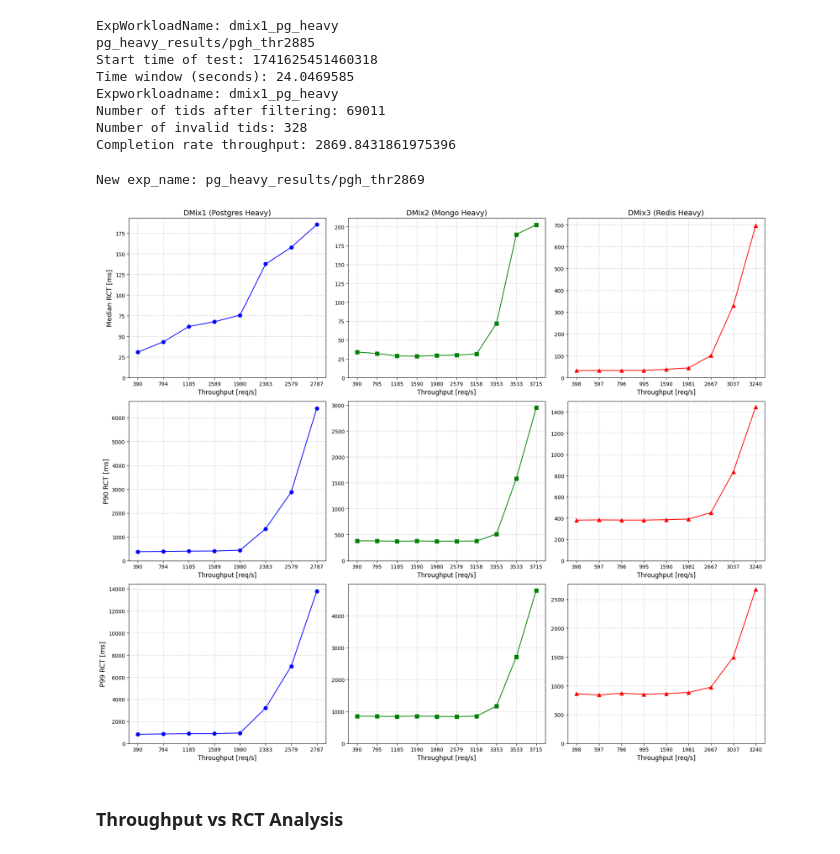
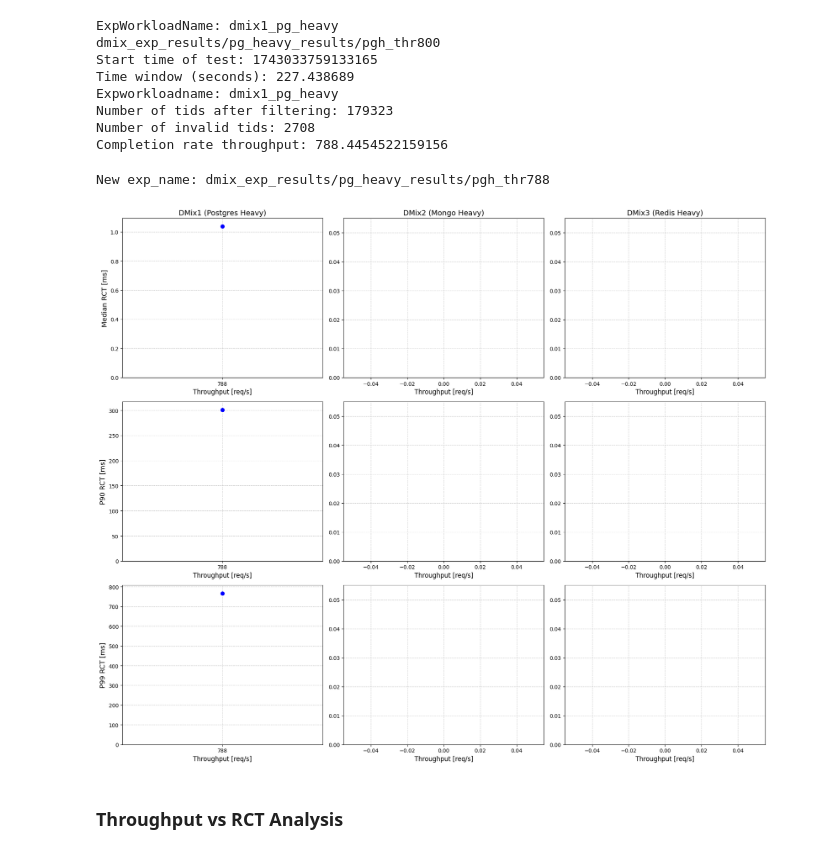
Before and after one commit to ritulS/MS_Benchmark, a Jupyter notebook: analysis_new.ipynb, the cells around one changed output. Cells and saved outputs as stored; diff of their text form; code cells hidden in the pictures.

Commit message:
dmix errrors fixed

```diff
--- a/analysis_new.ipynb
+++ b/analysis_new.ipynb
@@ -10,14 +10,47 @@ import glob
 from tqdm import tqdm
 import numpy as np
 import pandas as pd
+# %%
+### SUPPORTING FUNCTIONS
+def read_rct_data(dir_name, exp_name):
+    '''
+    return: dict; key: exp_thr, value: list of rct results
+    '''
+    # eg: dir_name = 'pg_heavy_results', eg: file_name = 'pgh_thr100_rct.json'
+    rct_results = {}
+    for file in os.listdir(dir_name):
+        if file.endswith('.json'):
+            res = []
+            match = re.search(r'thr(\d+)_', file)
+            exp_thr = match.group(1)
+            with open(os.path.join(dir_name, file), 'r') as f:
+                res = json.load(f)
+            rct_results[exp_thr] = res
+    return (exp_name, rct_results)
+
+def gen_percentile_values(rct_vs_thr_exp_input):
+    exp_output = {} # key: exp (eg: pg_heavy), value: dict; key: median/p90/p99 value: {thr: rct value, ...}
+    for exp, dets in rct_vs_thr_exp_input:
+        exp_output[exp] = {}
+        for thr, rct_vals in dets.items():
+            # if exp not in exp_output:
+            #     exp_output[exp] = {}
+            exp_output[exp][thr] = {}
+            rct_median = np.median(rct_vals)
+            rct_p90 = np.percentile(rct_vals, 90)
+            rct_p99 = np.percentile(rct_vals, 99)
+            exp_output[exp][thr]['median'] = rct_median
+            exp_output[exp][thr]['p90'] = rct_p90
+            exp_output[exp][thr]['p99'] = rct_p99
+    return exp_output
 # %%
 # Read ExpWorkloadName from enrichment_config.yaml
 ExpWorkloadName = yaml.safe_load(open("enrichment_config.yaml"))["ExpWorkloadName"]
 print("ExpWorkloadName:", ExpWorkloadName)
 
 # Analysis Inputs
-system_name = "pg_heavy_results" # CHANGE FOR NEW SYSTEM
-throughput_str = "pgh_thr2885"
+system_name = "dmix_exp_results/pg_heavy_results" # CHANGE FOR NEW SYSTEM
+throughput_str = "pgh_thr800"
 exp_name = "{}/{}".format(system_name, throughput_str)
 log_files = glob.glob(f"results/{exp_name}/*.csv")
 print(exp_name)
@@ -91,14 +124,14 @@ with open(f"results/{new_exp_name}_rct_new.json", "w") as f:
     json.dump(rct_results, f)
 # %% [output]
 ExpWorkloadName: dmix1_pg_heavy
-pg_heavy_results/pgh_thr2885
-Start time of test: 1741625451460318
-Time window (seconds): 24.0469585
+dmix_exp_results/pg_heavy_results/pgh_thr800
+Start time of test: 1743033759133165
+Time window (seconds): 227.438689
 Expworkloadname: dmix1_pg_heavy
-Number of tids after filtering: 69011
-Number of invalid tids: 328
-Completion rate throughput: 2869.8431861975396
+Number of tids after filtering: 179323
+Number of invalid tids: 2708
+Completion rate throughput: 788.4454522159156
-New exp_name: pg_heavy_results/pgh_thr2869
+New exp_name: dmix_exp_results/pg_heavy_results/pgh_thr788
 # %%
 #****************************************************
 #### FOR TESTING
@@ -120,9 +153,9 @@ def read_rct_data(dir_name, exp_name):
             rct_results[exp_thr] = res
     return (exp_name, rct_results)
 
-pg_rct_res = read_rct_data("./results/pg_heavy_results", "DMix1 (Postgres Heavy)")
-mongo_rct_res = read_rct_data("./results/mongo_heavy_results", "DMix2 (Mongo Heavy)")
-redis_rct_res = read_rct_data("./results/redis_heavy_results", "DMix3 (Redis Heavy)")
+pg_rct_res = read_rct_data("./results/dmix_exp_results/pg_heavy_results", "DMix1 (Postgres Heavy)")
+mongo_rct_res = read_rct_data("./results/dmix_exp_results/mongo_heavy_results", "DMix2 (Mongo Heavy)")
+redis_rct_res = read_rct_data("./results/dmix_exp_results/redis_heavy_results", "DMix3 (Redis Heavy)")
 rct_vs_thr_exp_input = [pg_rct_res, mongo_rct_res, redis_rct_res]
 
 def gen_percentile_values(rct_vs_thr_exp_input):
@@ -166,34 +199,34 @@ def plot_9_separate_subplots(data, title_suffix="RCT"):
             ax = axes[row_idx, col_idx]
             workload_data = data[workload]
             x = sorted(workload_data.keys(), key=lambda k: int(k))  # Sort throughput keys
             y = [workload_data[thr][percentile] for thr in x]  # Extract RCT values
 
             # Plot data
             ax.plot(
                 x, y,
                 color=colors[col_idx % len(colors)],
                 marker=markers[col_idx % len(markers)],
                 markersize=7,
                 label=f'{percentile.capitalize()}'
             )
 
             # Set labels, titles, and grid
             if row_idx == 0:
                 ax.set_title(f'{workload}', fontsize=14)
             if col_idx == 0:
                 ax.set_ylabel(f'{percentile.capitalize()} RCT [ms]', fontsize=13)
             ax.set_xlabel('Throughput [req/s]', fontsize=12)
             ax.grid(True, linestyle='--', alpha=0.6)
             ax.set_yscale('linear')
             ax.set_ylim(0)
 
     # Adjust layout
     plt.tight_layout()
     plt.show()
 
 plot_9_separate_subplots(exp_output)
 # %% [output]
-[figure, old version]
+[figure, new version]
 # %% [markdown]
 ### Throughput vs RCT Analysis
 # %%
```
Also changed, not shown: parts of 3 cells of this notebook, 16 other files.
